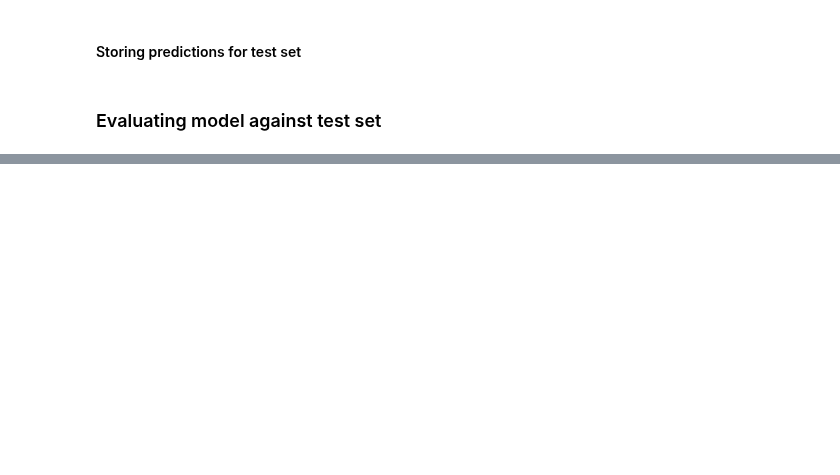
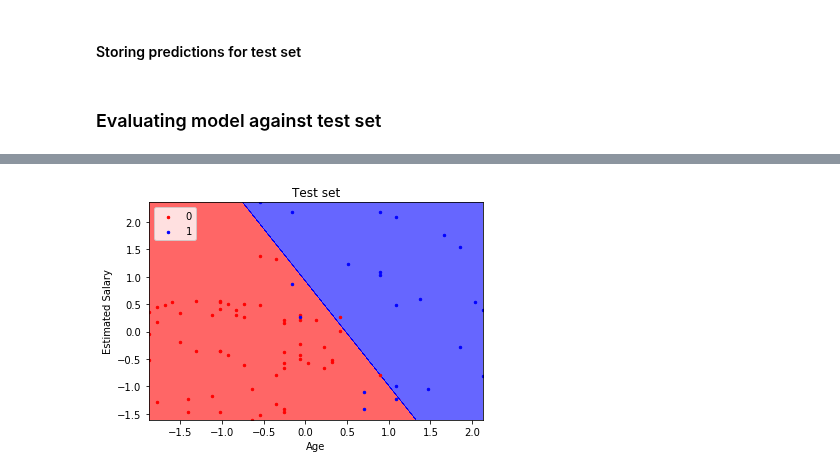
Before and after one commit to vaibhavyesalwad/Machine-Learning-using-libraries, a Jupyter notebook: Classification/Logistic Regression/01_PredictAdClickOrNot.ipynb, the cells around one changed output, grey strips where cells are left out. Drawn from its saved outputs; the diff is of its cells as text; code cells hidden in the pictures; blank space fills up the shorter version.

```diff
--- a/Classification/Logistic Regression/01_PredictAdClickOrNot.ipynb
+++ b/Classification/Logistic Regression/01_PredictAdClickOrNot.ipynb
@@ -89,2 +107,4 @@ plot_colormap(train_x_values, train_y_values, 'Train set')
 # %%
-plot_colormap(test_x_values, test_y_values, 'Test set')
+plot_colormap(test_x_values, test_y_values, classifier,'Test set')
+# %% [output]
+[figure, added]
```
Also changed, not shown: parts of 13 cells of this notebook.
